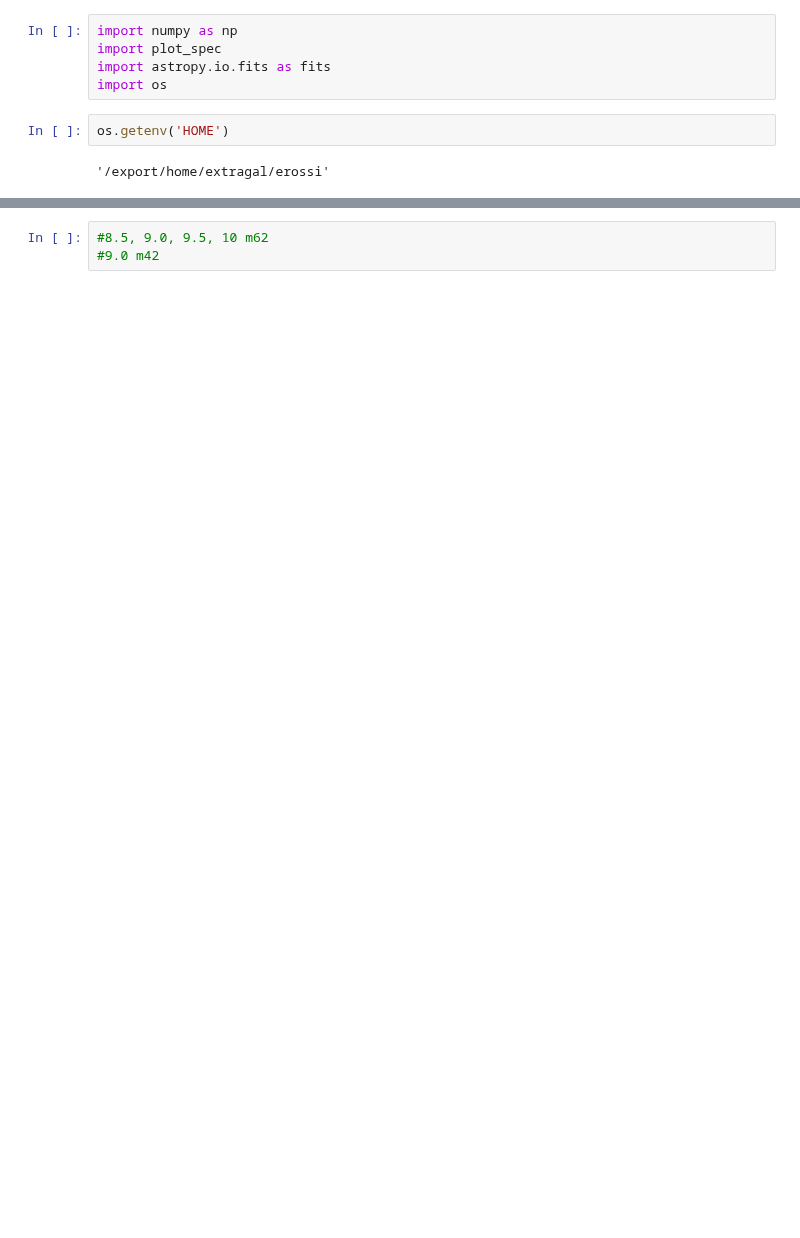
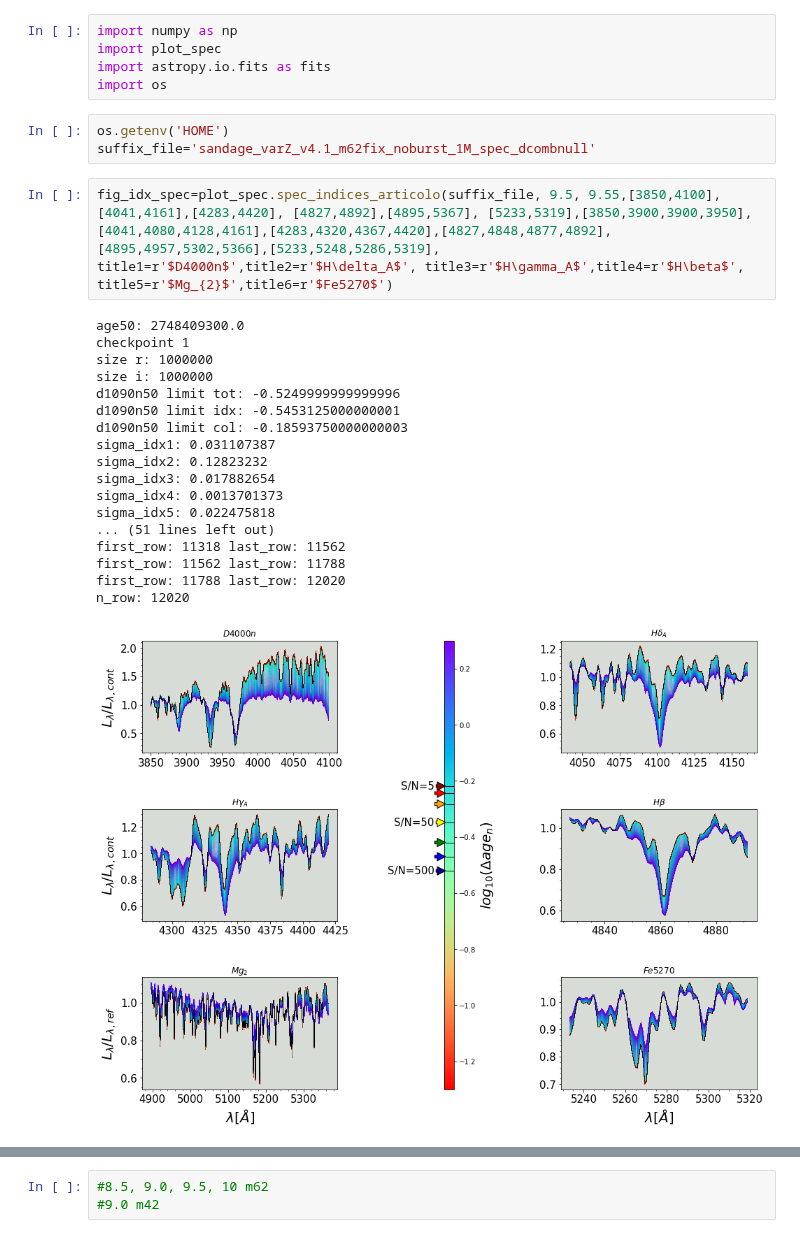
Before and after one commit to edoardorossi3/TESIedo_git, a Jupyter notebook: tesi_py/spectre.ipynb, the cells around one changed output, grey strips where cells are left out. Cells and saved outputs as stored; diff of their text form; blank space fills up the shorter version.

```diff
--- a/tesi_py/spectre.ipynb
+++ b/tesi_py/spectre.ipynb
@@ -5,5 +5,25 @@ import astropy.io.fits as fits
 import os
 # %%
 os.getenv('HOME')
+suffix_file='sandage_varZ_v4.1_m62fix_noburst_1M_spec_dcombnull'
-# %% [output]
-'/export/home/extragal/erossi'
+# %%
+fig_idx_spec=plot_spec.spec_indices_articolo(suffix_file, 9.5, 9.55,[3850,4100], [4041,4161],[4283,4420], [4827,4892],[4895,5367], [5233,5319],[3850,3900,3900,3950],[4041,4080,4128,4161],[4283,4320,4367,4420],[4827,4848,4877,4892],[4895,4957,5302,5366],[5233,5248,5286,5319], title1=r'$D4000n$',title2=r'$H\delta_A$', title3=r'$H\gamma_A$',title4=r'$H\beta$', title5=r'$Mg_{2}$',title6=r'$Fe5270$')
+# %% [output]
+age50: 2748409300.0
+checkpoint 1
+size r: 1000000
+size i: 1000000
+d1090n50 limit tot: -0.5249999999999996
+d1090n50 limit idx: -0.5453125000000001
+d1090n50 limit col: -0.18593750000000003
+sigma_idx1: 0.031107387
+sigma_idx2: 0.12823232
+sigma_idx3: 0.017882654
+sigma_idx4: 0.0013701373
+sigma_idx5: 0.022475818
+... (51 lines left out)
+first_row: 11318 last_row: 11562
+first_row: 11562 last_row: 11788
+first_row: 11788 last_row: 12020
+n_row: 12020
+[figure, added]
```
Also changed, not shown: parts of 6 cells of this notebook, 6 other files.
